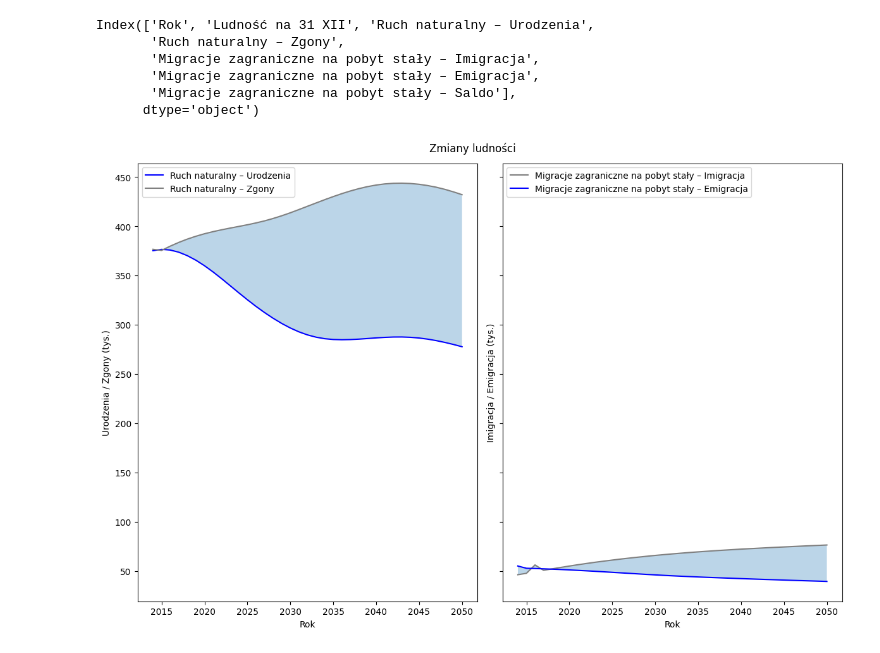
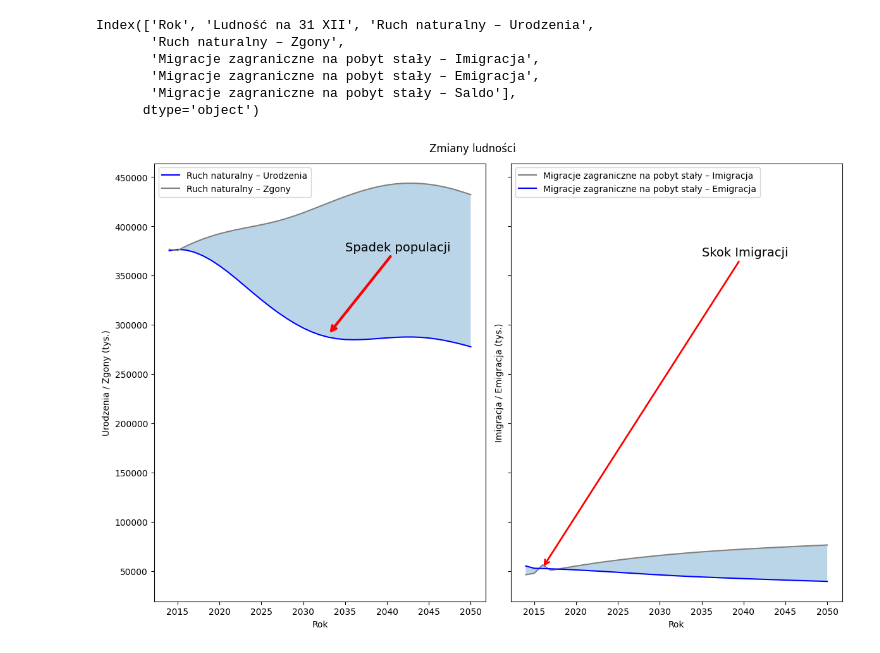
Before and after one commit to Vektor79/Zadania, a Jupyter notebook: 05_Wykresy/Materiały_na_zjazd/02_Wykresy/04_Wiele wykresów na jednym obrazku/1_Ruch naturalny i wędrówkowy.ipynb, the cells around one changed output. Saved outputs shown, nothing was run; the diff lists cells and outputs as text; code cells hidden in the pictures.

```diff
--- a/05_Wykresy/Materiały_na_zjazd/02_Wykresy/04_Wiele wykresów na jednym obrazku/1_Ruch naturalny i wędrówkowy.ipynb
+++ b/05_Wykresy/Materiały_na_zjazd/02_Wykresy/04_Wiele wykresów na jednym obrazku/1_Ruch naturalny i wędrówkowy.ipynb
@@ -91,11 +91,16 @@ axs[0].plot(
 # jak chcemy zrobić wypełnienie kolorem pomiędzy dwiema liniami na wykresie, to:
 axs[0].fill_between(df["Rok"], df["Ruch naturalny – Urodzenia"], df["Ruch naturalny – Zgony"], alpha=0.3)
 
-#dodawanie tekstu w środku tego zakolorowanego pola:
-# xy pozycja tekstu i to jest tupla
+# dodawanie tekstu w środku tego zakolorowanego pola:
+# xy pozycja do którego referuje strzałka, xytext pozycja textu i to jest tupla
 # arrowprops daje strzałkę
 #lw to grubość strzałki
-axs[0].annotate("Spadek populacji", xy=(2030, 360), fontsize="14", arrowprops=dict(arrowstyle="->", color="red", lw="2"))
+axs[0].annotate(
+    "Spadek populacji",
+    xy=(2033, 290000),
+    xytext=(2035, 375000),
+    fontsize="14",
+    arrowprops=dict(arrowstyle="->", color="red", lw=3))
 
 
 # drugi wykres:
@@ -113,36 +118,43 @@ axs[1].plot(
 
 # jak chcemy zrobić wypełnienie kolorem pomiędzy dwiema liniami na wykresie, to:
 axs[1].fill_between(df["Rok"], df["Migracje zagraniczne na pobyt stały – Imigracja"], df["Migracje zagraniczne na pobyt stały – Emigracja"], alpha=0.3)
-axs[1].annotate("Spadek populacji", xy=(2040, 50), fontsize="14", arrowprops=dict(arrowstyle="->", color="red", lw="3"))
+
+axs[1].annotate(
+    "Skok Imigracji",
+    xy=(2016, 53000),
+    xytext=(2035, 370000),
+    fontsize="14",
+    arrowprops=dict(arrowstyle="->", color="red", lw=2))
+
 
 # legenda domyślnie ustawi się sama w jakimś miejscu:
 # axs[0].legend()
 # axs[1].legend()
 
 # jeżeli legenda się umieści w złym miejscu, to możemy przesunąć legendę:
 axs[0].legend(loc="upper left")
 axs[1].legend(loc="upper left")
 
 #opisujemy osie x i y:
 axs[0].set_xlabel("Rok")
 axs[0].set_ylabel("Urodzenia / Zgony (tys.)")
 
 axs[1].set_xlabel("Rok")
 axs[1].set_ylabel("Imigracja / Emigracja (tys.)")
 
 # fig.set_title("zmiany")
 
 # obcinam zera na osi y:
-#axs[0].yaxis.set_major_formatter(ticker.FuncFormatter(lambda x, pos: f'{int(x / 1e3)}'))
-axs[1].yaxis.set_major_formatter(ticker.FuncFormatter(lambda x, pos: f'{int(x / 1e3)}'))
+# axs[0].yaxis.set_major_formatter(ticker.FuncFormatter(lambda x, pos: f'{int(x / 1e3)}'))
+# axs[1].yaxis.set_major_formatter(ticker.FuncFormatter(lambda x, pos: f'{int(x / 1e3)}'))
 
 # fig bo tytuł jeden do wszystkich wykresów (jak chcę do każdego wykresu inny tytuł, to plt.title)
 fig.suptitle("Zmiany ludności")
 
 
 # plt.xticks(rotation=45)
 
 plt.tight_layout()
 plt.show()
 # %% [output]
-[figure, old version]
+[figure, new version]
```
Also changed, not shown: parts of 1 cell of this notebook.
